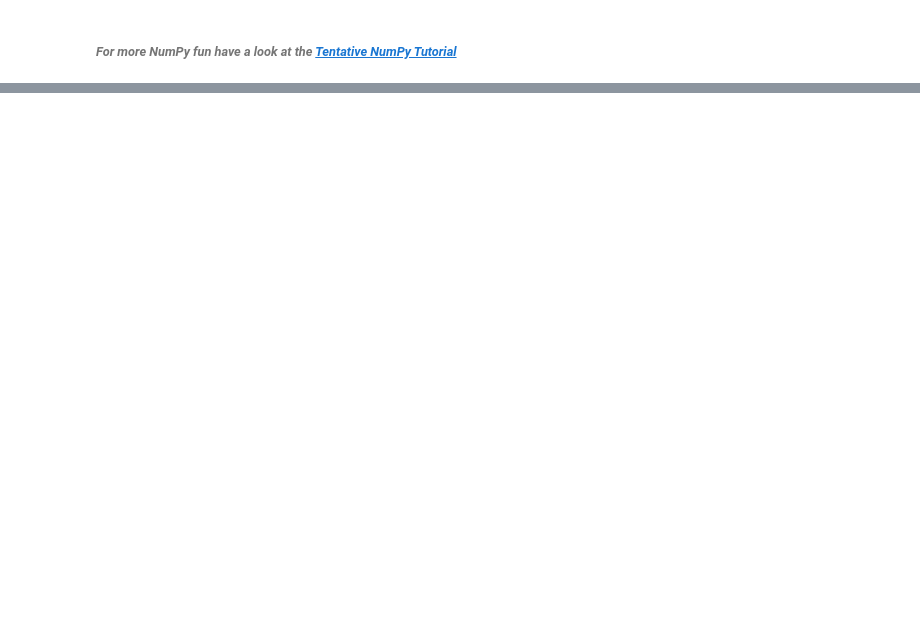
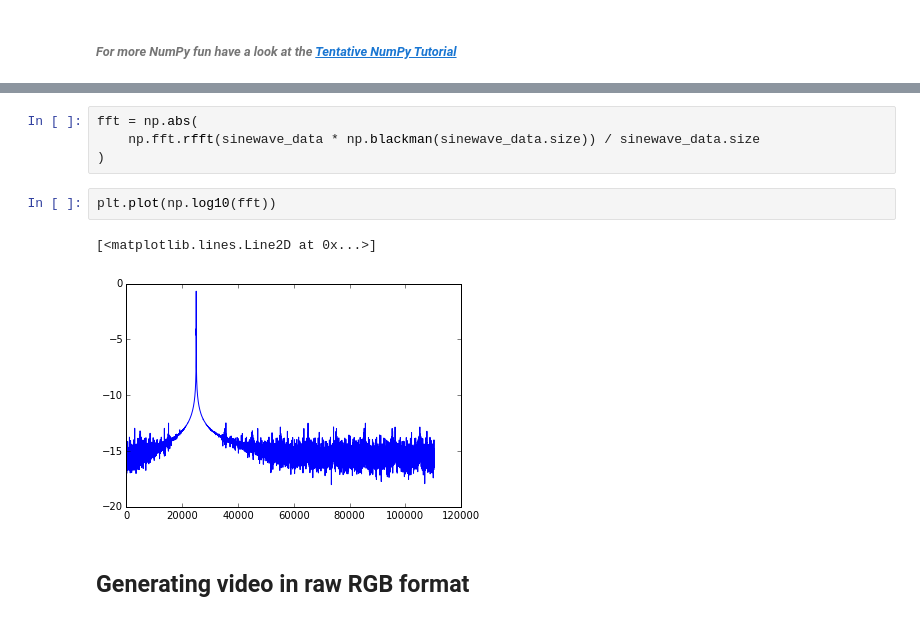
Before and after one commit to Ch00k/jupyter_numpy_overview, a Jupyter notebook: jupyter_numpy_overview.ipynb, the cells around one changed output, grey strips where cells are left out. Saved outputs shown, nothing was run; the diff lists cells and outputs as text; blank space fills up the shorter version.

```diff
--- a/jupyter_numpy_overview.ipynb
+++ b/jupyter_numpy_overview.ipynb
@@ -452,0 +501,11 @@ plt.show()
+# %%
+fft = np.abs(
+    np.fft.rfft(sinewave_data * np.blackman(sinewave_data.size)) / sinewave_data.size
+)
+# %%
+plt.plot(np.log10(fft))
+# %% [output]
+[<matplotlib.lines.Line2D at 0x...>]
+[figure, added]
+# %% [markdown]
+## Generating video in raw RGB format
```
Also changed, not shown: parts of 31 cells of this notebook, 1 other file.
